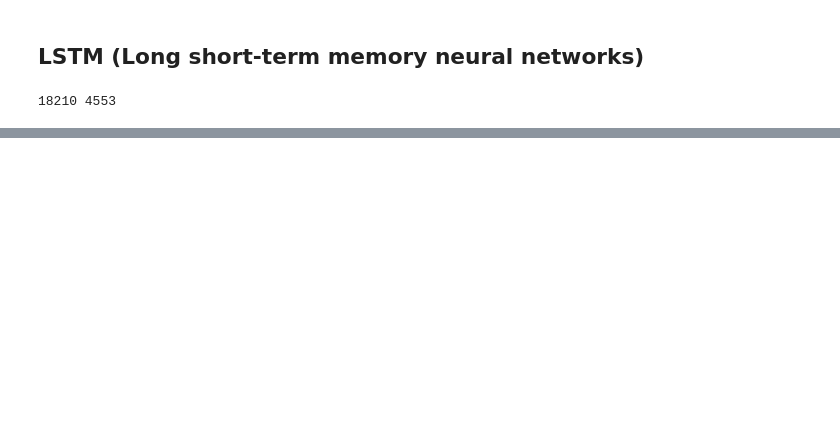
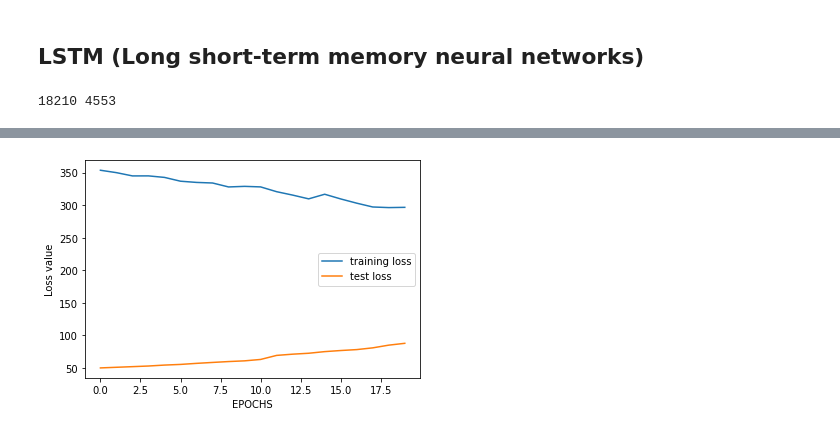
Before and after one commit to hchae0817/final_project, a Jupyter notebook: bike_machine_learning.ipynb, the cells around one changed output, grey strips where cells are left out. Saved outputs shown, nothing was run; the diff lists cells and outputs as text; code cells hidden in the pictures; blank space fills up the shorter version.

```diff
--- a/bike_machine_learning.ipynb
+++ b/bike_machine_learning.ipynb
@@ -61,5 +107,0 @@ See the caveats in the documentation: https://pandas.pydata.org/pandas-docs/stab
-# %%
-Total_transformer = RobustScaler()
-Total_transformer = Total_transformer.fit(train[['Total']])
-train['Total'] = Total_transformer.transform(train[['Total']])
-train.head()
@@ -108,16 +128,31 @@ Name: Total, dtype: float64
 # %%
 ## Create X_train, y_train, X_test and y_test
+
+"""
+Create data sequence
+
+    Arguments:
+        * X: time-series data
+        * y: Count value
+        * time_steps: Used to create input sequence of timesteps
+
+    Returns:
+        * input_sequence, Xs: Numpy array of sequences of time-series data
+        * output, ys: Numpy array of output i.e. next value for respective sequence
+
+"""
 
 def createDataset(X, y, time_steps):
     Xs, ys = [], []
     for i in range(len(X) - time_steps):
-        data = X.iloc[i:(i + time_steps)].values
-        Xs.append(data)
-        ys.append(y.iloc[i + time_steps])
+        if (dataset['Station Id'][i] == 1):
+            data = X.iloc[i:(i + time_steps)].values
+            Xs.append(data)
+            ys.append(y.iloc[i + time_steps])
 
     return np.array(Xs), np.array(ys)
 
-time_steps = 10
+time_steps = 3
 X_train, y_train = createDataset(train, train.Total, time_steps)
 X_test, y_test = createDataset(test, test.Total, time_steps)
 print(X_train.shape, y_train.shape)
@@ -137,8 +174,9 @@ model.add(
     )
   )
 )
-model.add(layers.Dropout(rate = 0.2))
+model.add(layers.Dropout(rate = 0.3))
 model.add(layers.Dense(units = 1))
 model.compile(loss = 'mean_squared_error', optimizer = 'adam')
+
 model
 # %% [output]
@@ -150,8 +191,8 @@ To enable them in other operations, rebuild TensorFlow with the appropriate comp
 
 history = model.fit(
     X_train, y_train,
-    epochs=10,
-    batch_size=32,
+    epochs=20,
+    batch_size=16,
     validation_split=0.1,
     shuffle=False
 )
@@ -159,0 +236,9 @@ ValueError: Failed to convert a NumPy array to a Tensor (Unsupported object type
+# %%
+fig,ax = plt.subplots()
+plt.plot(history.history['loss'], label='training loss')
+plt.plot(history.history['val_loss'], label='test loss')
+ax.set_xlabel('EPOCHS')
+ax.set_ylabel('Loss value')
+plt.legend();
+# %% [output]
+[figure, added]
```
Also changed, not shown: parts of 24 cells of this notebook.
